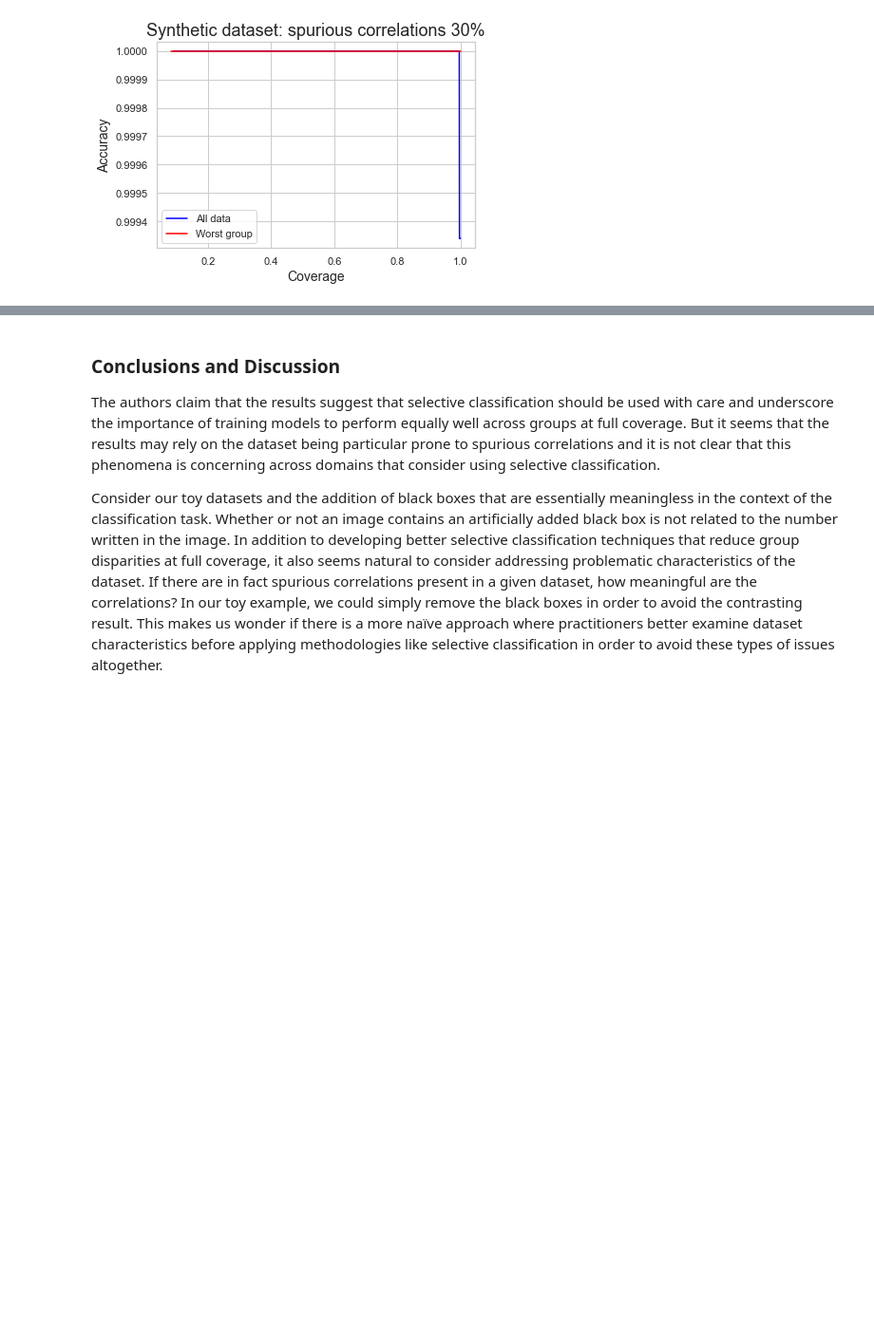
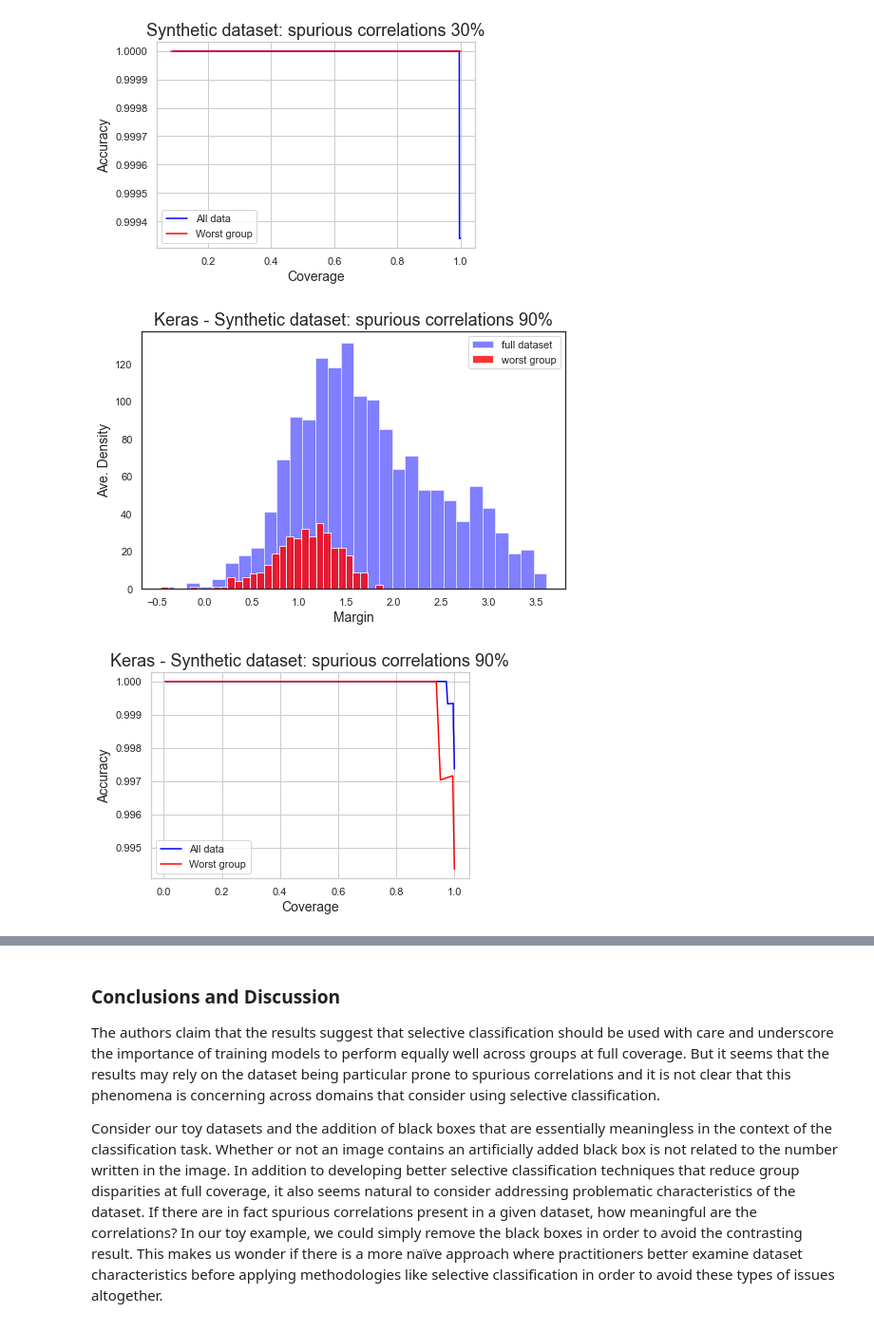
Before and after one commit to JWatsonDaniels/am207-2021, a Jupyter notebook: train_model_PT.ipynb, the cells around one changed output, grey strips where cells are left out. Shown at 95% size. Saved outputs shown, nothing was run; the diff lists cells and outputs as text; code cells hidden in the pictures; blank space fills up the shorter version.

```diff
--- a/train_model_PT.ipynb
+++ b/train_model_PT.ipynb
@@ -798,3 +885,32 @@ plot_coverage(full_coverage = full_coverage_3,
 # %% [output]
 [figure]
 [figure]
+# %%
+# Now findings on the KERAS models instead of RESNET 90%
+keras_9_logits =  np.hstack((1.0 - predict_nn_9, predict_nn_9) )
+altered_labels_9 = X_test_9_altindices
+confidence_keras_9 = confidence(keras_9_logits, y_test)
+
+
+worst_group = (y_test == 1.0) & (altered_labels_9 == 1.0)
+# the "worst" group is 2s (y label 0) without spurious feature (altered label 0)
+
+plot_margin(confidence = confidence_keras_9,
+            worst_group_idx = worst_group,
+            spur_proportion = 90,
+           model_type = 'Keras')
+
+full_coverage_9 = [coverage(np.array(confidence_keras_9), t) for t in tau]
+full_accuracy_9 = [accuracy(np.array(confidence_keras_9), t) for t in tau]
+worst_coverage_9 = [coverage(np.array(confidence_keras_9)[worst_group], t) for t in tau]
+worst_accuracy_9 = [accuracy(np.array(confidence_keras_9)[worst_group], t) for t in tau]
+
+plot_coverage(full_coverage = full_coverage_9,
+              full_accuracy = full_accuracy_9,
+              worst_coverage = worst_coverage_9,
+              worst_accuracy = worst_accuracy_9,
+              spur_proportion = 90,
+           model_type = 'Keras')
+# %% [output]
+[figure, added]
+[figure, added]
```
Also changed, not shown: parts of 19 cells of this notebook.
